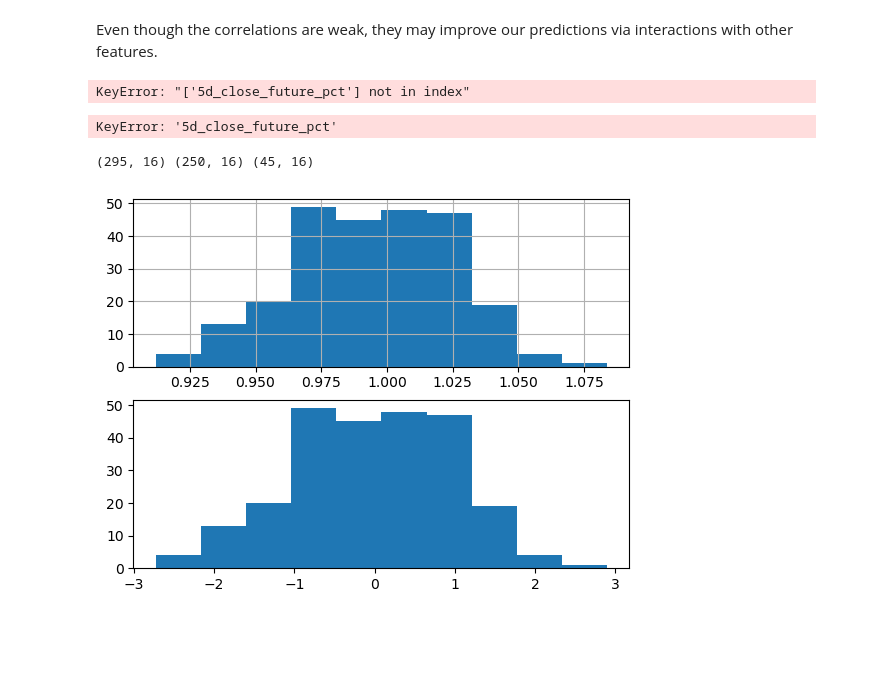
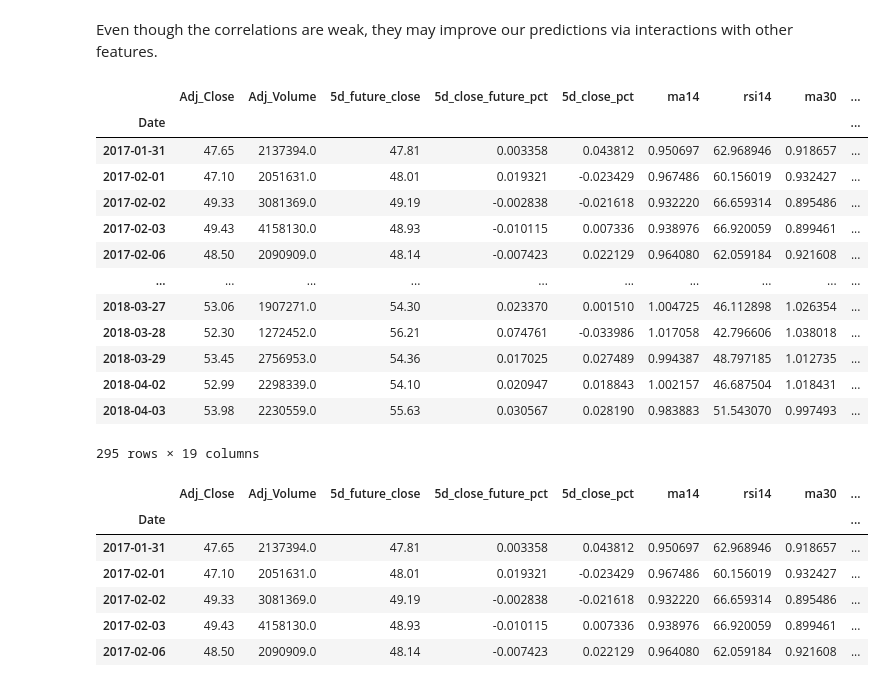
Before and after one commit to rpitchumani/datacamp, a Jupyter notebook: machine-learning-for-finance-in-python/Chapter_3_Machine_Learning_for_Finance_in_Python.ipynb, the cells around one changed output. Drawn from its saved outputs; the diff is of its cells as text; code cells hidden in the pictures; blank space fills up the shorter version.

```diff
--- a/machine-learning-for-finance-in-python/Chapter_3_Machine_Learning_for_Finance_in_Python.ipynb
+++ b/machine-learning-for-finance-in-python/Chapter_3_Machine_Learning_for_Finance_in_Python.ipynb
@@ -133,46 +138,20 @@ plt.show()
 [figure]
 # %% [markdown]
 Even though the correlations are weak, they may improve our predictions via interactions with other features.
-# %%
-lng_df = lng_df[['5d_close_pct', 'ma14', 'rsi14', 'ma30', 'rsi30', 'ma50', 'rsi50', 'ma200', 'rsi200', 'Adj_Volume_1d_change', 'Adj_Volume_1d_change_SMA', '5d_close_future_pct', 'weekday_1', 'weekday_2', 'weekday_3', 'weekday_4']]
-# %% [output]
-KeyError: "['5d_close_future_pct'] not in index"
-# %%
-# Drop all na values
-lng_df = lng_df.dropna()
-
-# Create features and targets
-# use feature_names for features; '5d_close_future_pct' for targets
-features = lng_df[feature_names]
-targets = lng_df['5d_close_future_pct']
-# %% [output]
-KeyError: '5d_close_future_pct'
-# %%
-# Add a constant to the features
-linear_features = sm.add_constant(features)
-
-# Create a size for the training set that is 85% of the total number of samples
-train_size = int(0.85 * targets.shape[0])
-train_features = linear_features[:train_size]
-train_targets = targets[:train_size]
-test_features = linear_features[train_size:]
-test_targets = targets[train_size:]
-print(linear_features.shape, train_features.shape, test_features.shape)
-# %% [output]
-(295, 16) (250, 16) (45, 16)
-# %%
-# Remove unimportant features (weekdays)
-train_features = train_features.iloc[:, :-4]
-test_features = test_features.iloc[:, :-4]
-
-# Standardize the train and test features
-scaled_train_features = scale(train_features)
-scaled_test_features = scale(test_features)
-
-# Plot histograms of the 14-day SMA RSI before and after scaling
-f, ax = plt.subplots(nrows=2, ncols=1)
-train_features.iloc[:, 2].hist(ax=ax[0])
-ax[1].hist(scaled_train_features[:, 2])
-plt.show()
-# %% [output]
-[figure, removed]
+# %%
+lng_df
+# %% [output]
+|  | Adj_Close | Adj_Volume | 5d_future_close | 5d_close_future_pct | 5d_close_pct | ma14 | rsi14 | ma30 | ... |
+| Date |  |  |  |  |  |  |  |  | ... |
+| 2017-01-31 | 47.65 | 2137394.0 | 47.81 | 0.003358 | 0.043812 | 0.950697 | 62.968946 | 0.918657 | ... |
+| 2017-02-01 | 47.10 | 2051631.0 | 48.01 | 0.019321 | -0.023429 | 0.967486 | 60.156019 | 0.932427 | ... |
+| 2017-02-02 | 49.33 | 3081369.0 | 49.19 | -0.002838 | -0.021618 | 0.932220 | 66.659314 | 0.895486 | ... |
+| 2017-02-03 | 49.43 | 4158130.0 | 48.93 | -0.010115 | 0.007336 | 0.938976 | 66.920059 | 0.899461 | ... |
+| 2017-02-06 | 48.50 | 2090909.0 | 48.14 | -0.007423 | 0.022129 | 0.964080 | 62.059184 | 0.921608 | ... |
+| ... | ... | ... | ... | ... | ... | ... | ... | ... | ... |
+| 2018-03-27 | 53.06 | 1907271.0 | 54.30 | 0.023370 | 0.001510 | 1.004725 | 46.112898 | 1.026354 | ... |
+| 2018-03-28 | 52.30 | 1272452.0 | 56.21 | 0.074761 | -0.033986 | 1.017058 | 42.796606 | 1.038018 | ... |
+| 2018-03-29 | 53.45 | 2756953.0 | 54.36 | 0.017025 | 0.027489 | 0.994387 | 48.797185 | 1.012735 | ... |
+| 2018-04-02 | 52.99 | 2298339.0 | 54.10 | 0.020947 | 0.018843 | 1.002157 | 46.687504 | 1.018431 | ... |
+| 2018-04-03 | 53.98 | 2230559.0 | 55.63 | 0.030567 | 0.028190 | 0.983883 | 51.543070 | 0.997493 | ... |
+295 rows × 19 columns
@@ -178,0 +163,10 @@ plt.show()
+# %%
+train_features.head()
+# %% [output]
+|  | Adj_Close | Adj_Volume | 5d_future_close | 5d_close_future_pct | 5d_close_pct | ma14 | rsi14 | ma30 | ... |
+| Date |  |  |  |  |  |  |  |  | ... |
+| 2017-01-31 | 47.65 | 2137394.0 | 47.81 | 0.003358 | 0.043812 | 0.950697 | 62.968946 | 0.918657 | ... |
+| 2017-02-01 | 47.10 | 2051631.0 | 48.01 | 0.019321 | -0.023429 | 0.967486 | 60.156019 | 0.932427 | ... |
+| 2017-02-02 | 49.33 | 3081369.0 | 49.19 | -0.002838 | -0.021618 | 0.932220 | 66.659314 | 0.895486 | ... |
+| 2017-02-03 | 49.43 | 4158130.0 | 48.93 | -0.010115 | 0.007336 | 0.938976 | 66.920059 | 0.899461 | ... |
+| 2017-02-06 | 48.50 | 2090909.0 | 48.14 | -0.007423 | 0.022129 | 0.964080 | 62.059184 | 0.921608 | ... |
```
Also changed, not shown: parts of 6 cells of this notebook, 11 other files.
